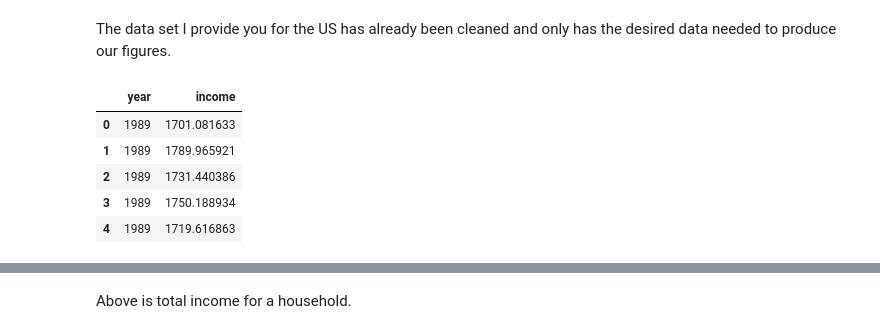
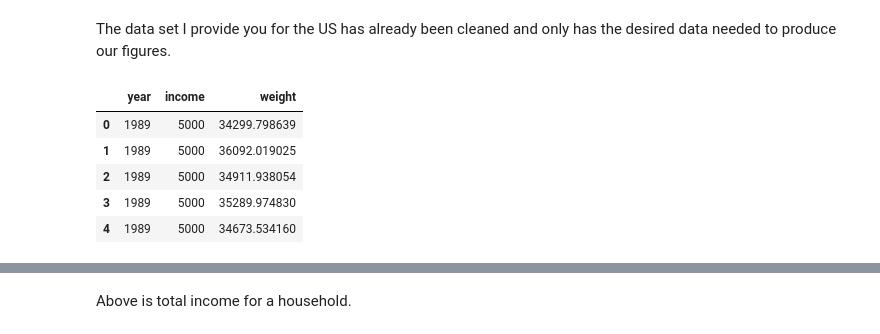
Before and after one commit to Harveyt47/Test, a Jupyter notebook: income_inequality_lecture.ipynb, the cells around one changed output, grey strips where cells are left out. Drawn from its saved outputs; the diff is of its cells as text; code cells hidden in the pictures.

Commit message:
adding lecture updates and anding data

```diff
--- a/income_inequality_lecture.ipynb
+++ b/income_inequality_lecture.ipynb
@@ -173,13 +173,13 @@ plt.show()
 # %% [markdown]
 The data set I provide you for the US has already been cleaned and only has the desired data needed to produce our figures.
 # %%
-us_path = r'us_data/scf_income.csv'
-us_data = pd.read_csv(us_path)
-us_data.head()
+us_path = r'us_data/scf_incomes.csv'
+us_income = pd.read_csv(us_path)
+us_income.head()
 # %% [output]
-|  | year | income |
-| 0 | 1989 | 1701.081633 |
-| 1 | 1989 | 1789.965921 |
-| 2 | 1989 | 1731.440386 |
-| 3 | 1989 | 1750.188934 |
-| 4 | 1989 | 1719.616863 |
+|  | year | income | weight |
+| 0 | 1989 | 5000 | 34299.798639 |
+| 1 | 1989 | 5000 | 36092.019025 |
+| 2 | 1989 | 5000 | 34911.938054 |
+| 3 | 1989 | 5000 | 35289.974830 |
+| 4 | 1989 | 5000 | 34673.534160 |
```
Also changed, not shown: parts of 7 cells of this notebook, 3 other files.
